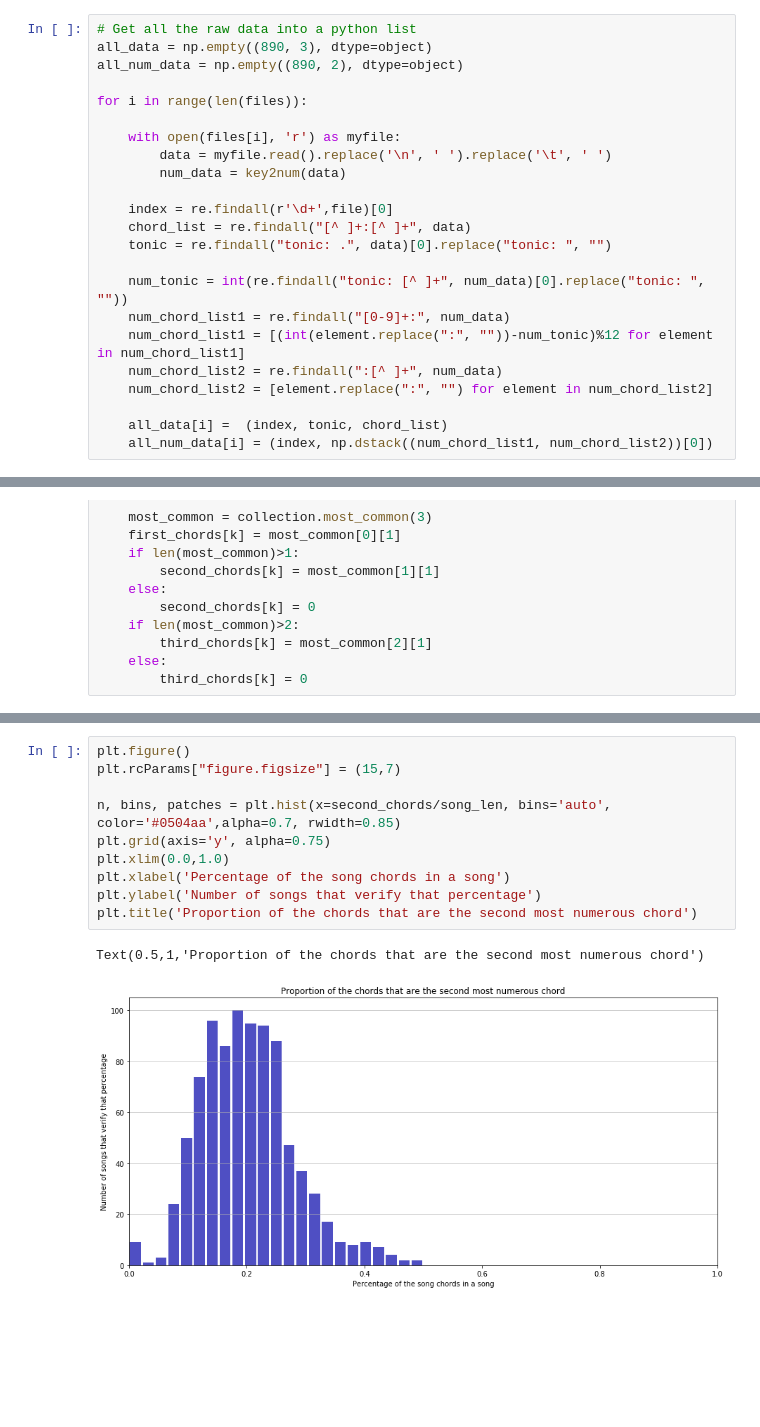
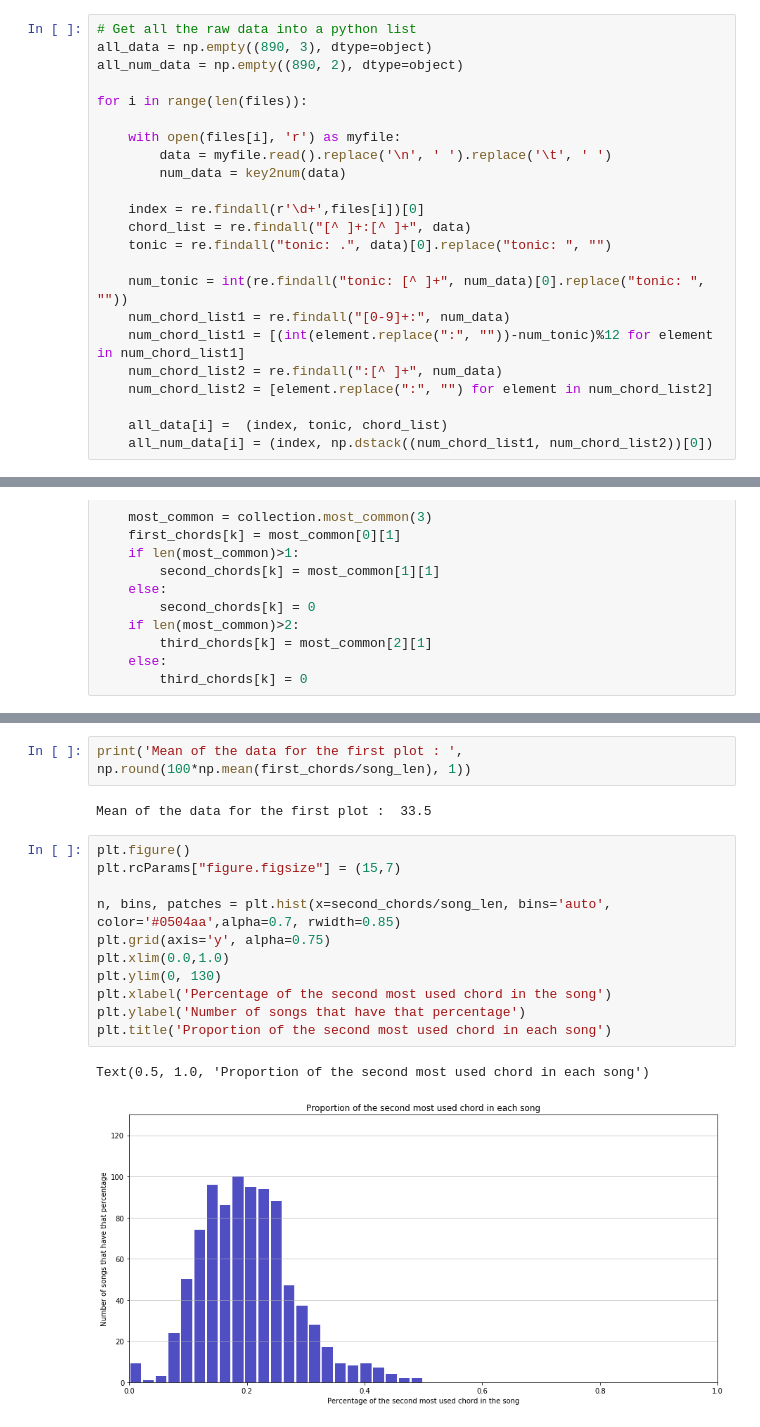
Before and after one commit to lucieperrotta/Digital-Musicology, a Jupyter notebook: preprocessing/dataset preprocessing.ipynb, the cells around one changed output, grey strips where cells are left out. Saved outputs shown, nothing was run; the diff lists cells and outputs as text; blank space fills up the shorter version.

Commit message:
New version Visualization
Added the count for all the chords, and commentary for each plot. Everything is based on the all_data array.

```diff
--- a/preprocessing/dataset preprocessing.ipynb
+++ b/preprocessing/dataset preprocessing.ipynb
@@ -38,7 +39,7 @@ for i in range(len(files)):
         data = myfile.read().replace('\n', ' ').replace('\t', ' ')
         num_data = key2num(data)
 
-    index = re.findall(r'\d+',file)[0]
+    index = re.findall(r'\d+',files[i])[0]
     chord_list = re.findall("[^ ]+:[^ ]+", data)
     tonic = re.findall("tonic: .", data)[0].replace("tonic: ", "")
 
@@ -154,16 +166,21 @@ Text(0.5,1,'Proportion of the chords that are the most numerous chord')
+# %%
+print('Mean of the data for the first plot : ', np.round(100*np.mean(first_chords/song_len), 1))
+# %% [output]
+Mean of the data for the first plot :  33.5
 # %%
 plt.figure()
 plt.rcParams["figure.figsize"] = (15,7)
 
 n, bins, patches = plt.hist(x=second_chords/song_len, bins='auto', color='#0504aa',alpha=0.7, rwidth=0.85)
 plt.grid(axis='y', alpha=0.75)
 plt.xlim(0.0,1.0)
-plt.xlabel('Percentage of the song chords in a song')
-plt.ylabel('Number of songs that verify that percentage')
-plt.title('Proportion of the chords that are the second most numerous chord')
+plt.ylim(0, 130)
+plt.xlabel('Percentage of the second most used chord in the song')
+plt.ylabel('Number of songs that have that percentage')
+plt.title('Proportion of the second most used chord in each song')
 # %% [output]
-Text(0.5,1,'Proportion of the chords that are the second most numerous chord')
+Text(0.5, 1.0, 'Proportion of the second most used chord in each song')
-[figure, old version]
+[figure, new version]
 # %%
 plt.figure()
 plt.rcParams["figure.figsize"] = (15,7)
```
Also changed, not shown: parts of 11 cells of this notebook.
